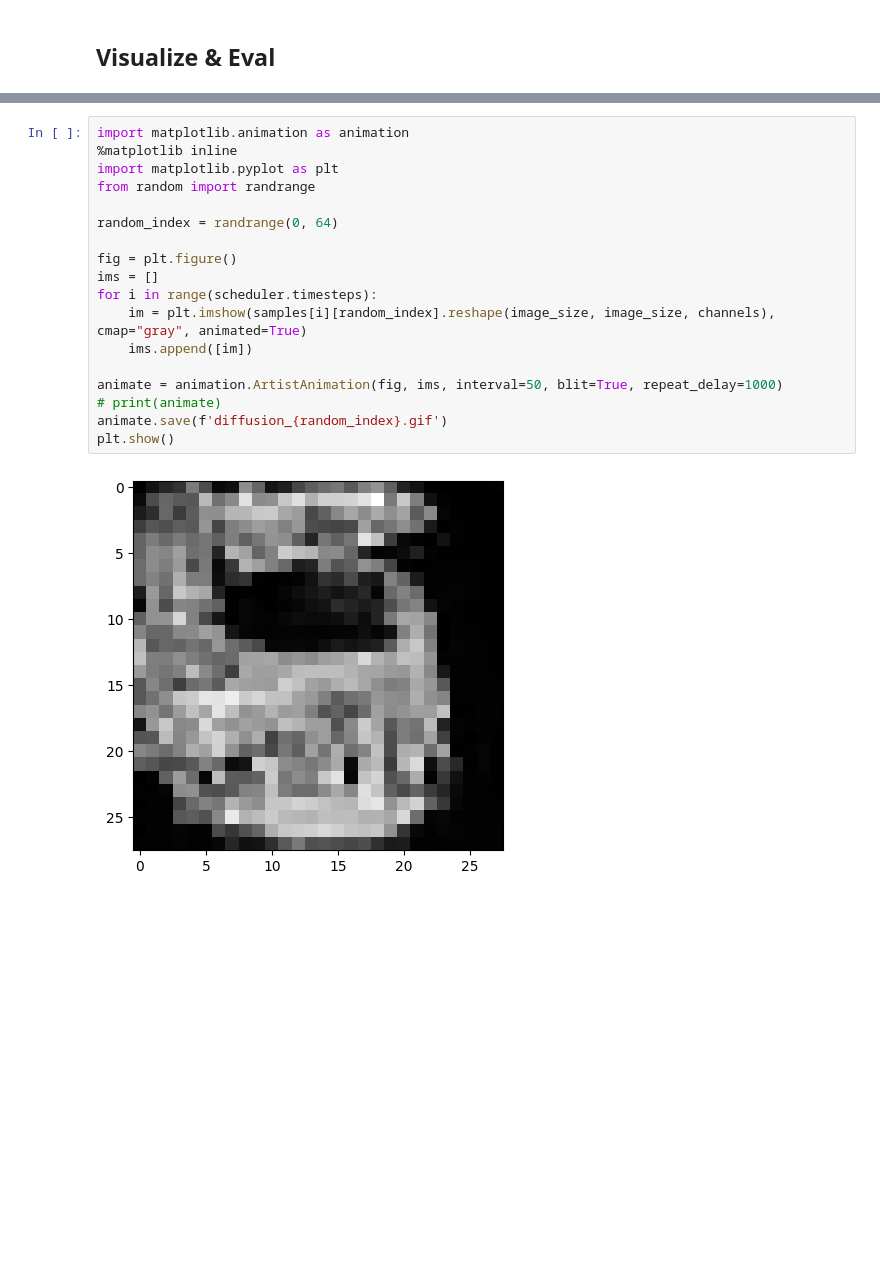
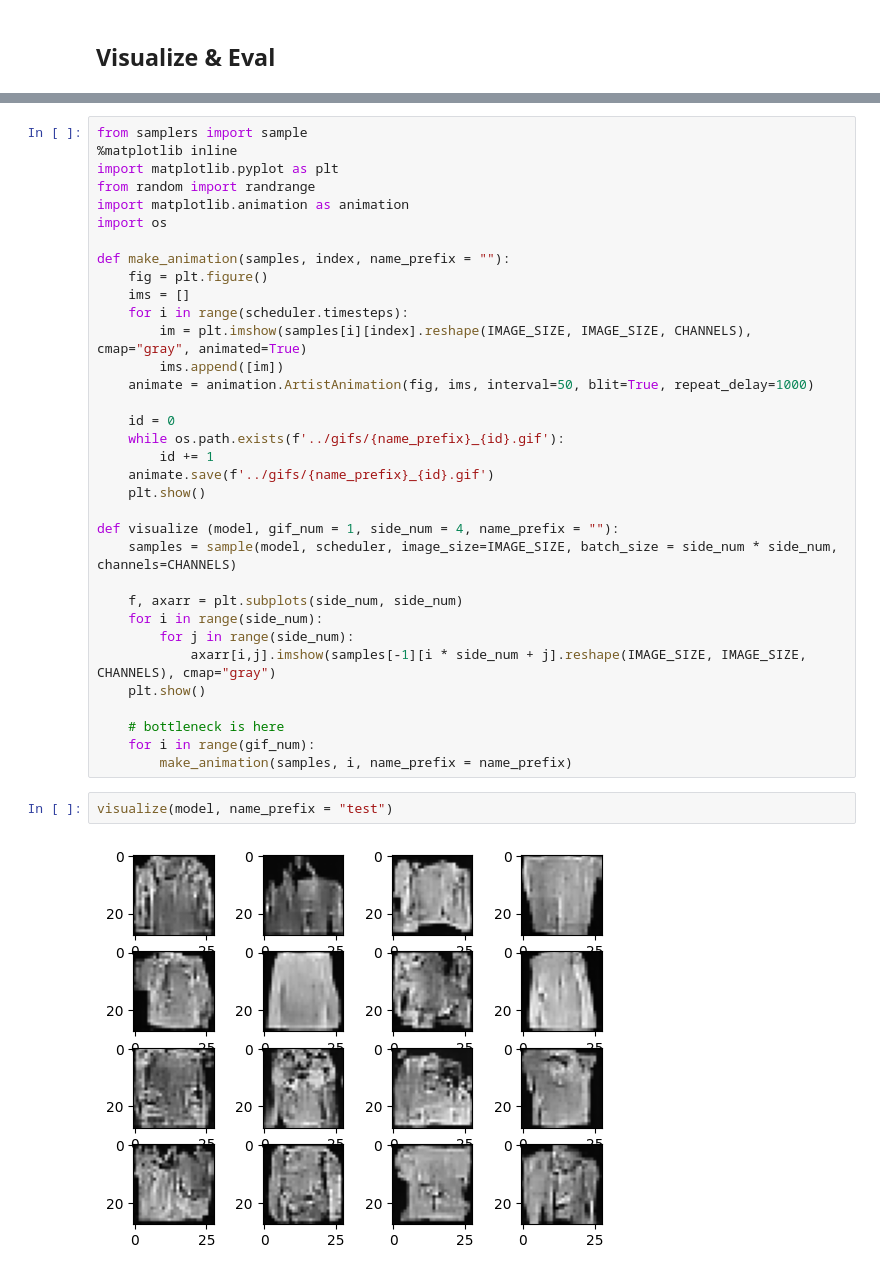
Before and after one commit to xingjian-bai/DEQ_Diffusion, a Jupyter notebook: src/train_fasion_mnist_Unet_baseline.ipynb, the cells around one changed output, grey strips where cells are left out. Saved outputs shown, nothing was run; the diff lists cells and outputs as text; blank space fills up the shorter version.

```diff
--- a/src/train_fasion_mnist_Unet_baseline.ipynb
+++ b/src/train_fasion_mnist_Unet_baseline.ipynb
@@ -191,20 +173,38 @@ plt.imshow(samples[-1][random_index].reshape(image_size, image_size, channels),
 # %%
-import matplotlib.animation as animation
+from samplers import sample
 %matplotlib inline
 import matplotlib.pyplot as plt
 from random import randrange
+import matplotlib.animation as animation
+import os
 
-random_index = randrange(0, 64)
+def make_animation(samples, index, name_prefix = ""):
+    fig = plt.figure()
+    ims = []
+    for i in range(scheduler.timesteps):
+        im = plt.imshow(samples[i][index].reshape(IMAGE_SIZE, IMAGE_SIZE, CHANNELS), cmap="gray", animated=True)
+        ims.append([im])
+    animate = animation.ArtistAnimation(fig, ims, interval=50, blit=True, repeat_delay=1000)
 
-fig = plt.figure()
-ims = []
-for i in range(scheduler.timesteps):
-    im = plt.imshow(samples[i][random_index].reshape(image_size, image_size, channels), cmap="gray", animated=True)
-    ims.append([im])
+    id = 0
+    while os.path.exists(f'../gifs/{name_prefix}_{id}.gif'):
+        id += 1
+    animate.save(f'../gifs/{name_prefix}_{id}.gif')
+    plt.show()
 
-animate = animation.ArtistAnimation(fig, ims, interval=50, blit=True, repeat_delay=1000)
-# print(animate)
-animate.save(f'diffusion_{random_index}.gif')
-plt.show()
+def visualize (model, gif_num = 1, side_num = 4, name_prefix = ""):
+    samples = sample(model, scheduler, image_size=IMAGE_SIZE, batch_size = side_num * side_num, channels=CHANNELS)
+
+    f, axarr = plt.subplots(side_num, side_num)
+    for i in range(side_num):
+        for j in range(side_num):
+            axarr[i,j].imshow(samples[-1][i * side_num + j].reshape(IMAGE_SIZE, IMAGE_SIZE, CHANNELS), cmap="gray")
+    plt.show()
+
+    # bottleneck is here
+    for i in range(gif_num):
+        make_animation(samples, i, name_prefix = name_prefix)
-# %% [output]
-[figure, removed]
+# %%
+visualize(model, name_prefix = "test")
+# %% [output]
+[figure, added]
```
Also changed, not shown: parts of 10 cells of this notebook, 30 other files.
